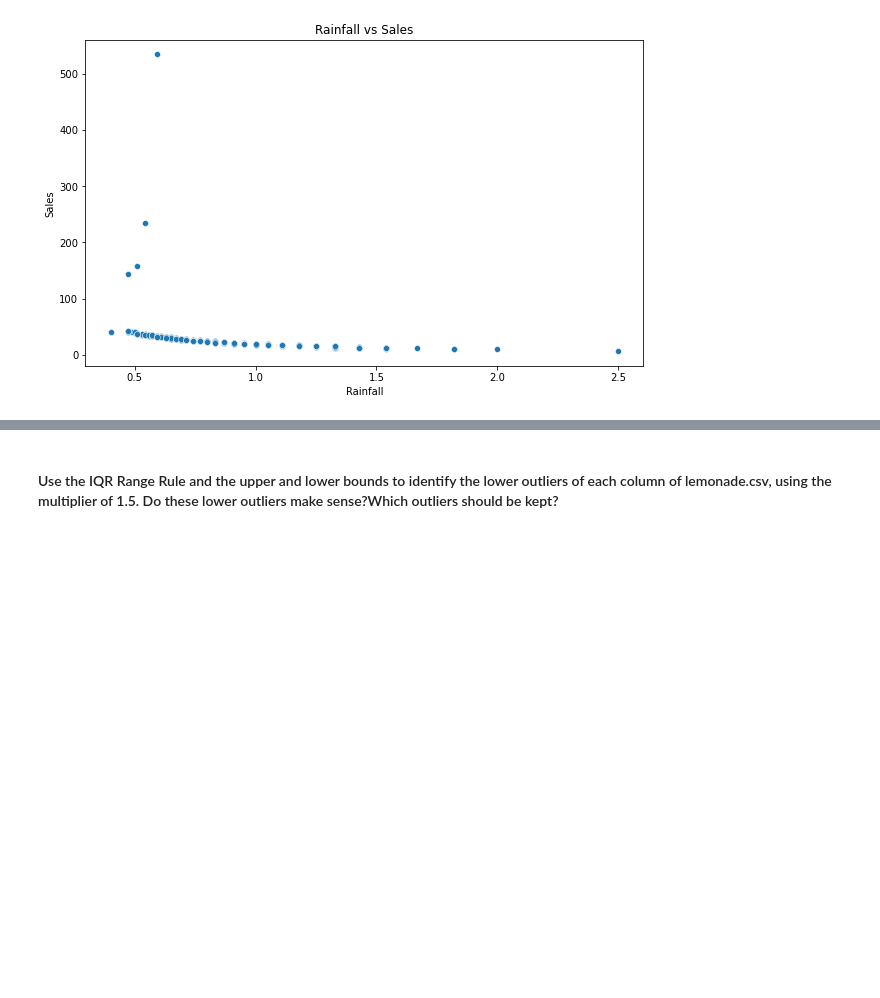
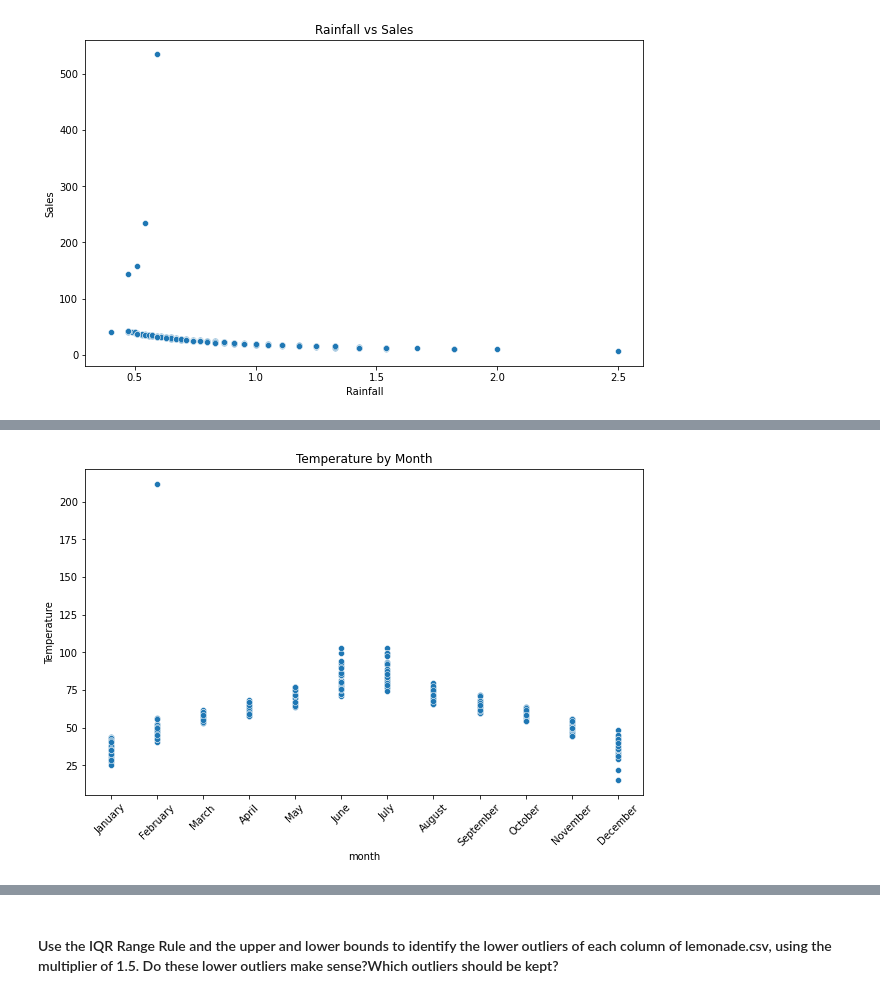
Before and after one commit to jeffakins/anomaly-detection-exercises, a Jupyter notebook: continuous_probabilistic_methods.ipynb, the cells around one changed output, grey strips where cells are left out. Saved outputs shown, nothing was run; the diff lists cells and outputs as text; code cells hidden in the pictures; blank space fills up the shorter version.

```diff
--- a/continuous_probabilistic_methods.ipynb
+++ b/continuous_probabilistic_methods.ipynb
@@ -65,0 +100,8 @@ AttributeError: 'RangeIndex' object has no attribute 'dt'
+# %%
+plt.figure(figsize=(10,6))
+sns.scatterplot(x='month', y='Temperature', data=lemonade)
+plt.title('Temperature by Month')
+plt.xticks(rotation=45)
+plt.show()
+# %% [output]
+[figure, added]
```
Also changed, not shown: parts of 13 cells of this notebook, 1 other file.
